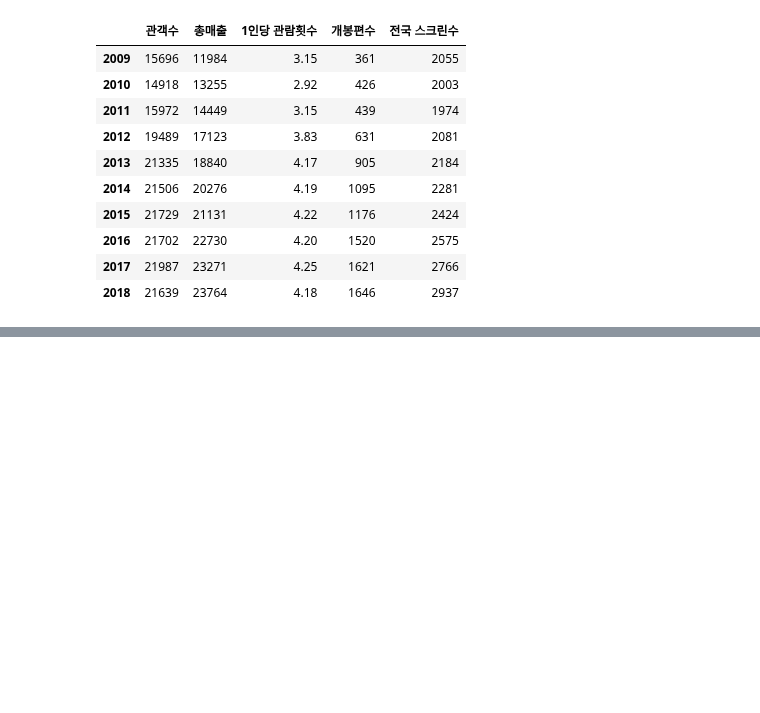
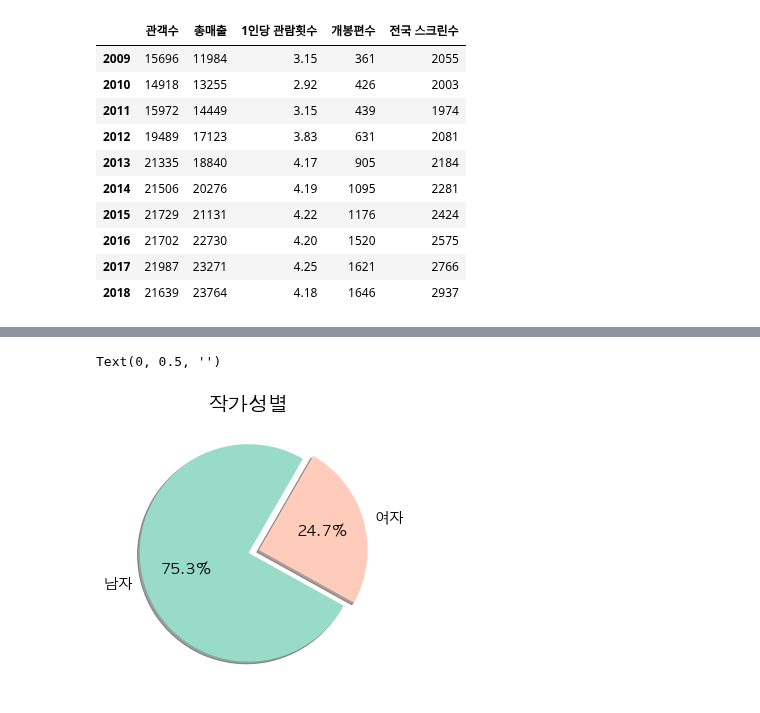
Before and after one commit to kim4pb/Female-led-Korean-Films, a Jupyter notebook: 03.ButterKnife/Plotting charts.ipynb, the cells around one changed output, grey strips where cells are left out. Drawn from its saved outputs; the diff is of its cells as text; code cells hidden in the pictures; blank space fills up the shorter version.

```diff
--- a/03.ButterKnife/Plotting charts.ipynb
+++ b/03.ButterKnife/Plotting charts.ipynb
@@ -83,0 +140,5 @@ finaldf.head()
+# %%
+columns = ['대표국적', '국적', '장르', '등급', '영화형태', '영화구분','제작사',
+       '배급사', '상영횟수', '전국스크린수', '전국매출액', '전국관객수', '서울매출액', '서울관객수', '배우', '주연배우', '배역명',
+       '배우코드', '배우성별', '배우_대표역할', '배우필모','대표감독', '감독코드', '감독성별', '감독_대표역할', '감독필모' ]
+finalwriter=finaldf.drop(columns, 1)
@@ -83,0 +179,15 @@ finaldf.head()
+# %%
+labels=['남자', '여자']
+finalwriter['작가성별'].value_counts().plot.pie(labels = labels
+                    ,colors= ['#98DBC6', '#FFCCBB']
+                    ,startangle = 60
+                    ,shadow = True
+                    ,autopct = '%1.1f%%'
+                    ,explode = (0,0.1)
+                    ,figsize=(5, 5)
+                    ,fontsize = 15)
+plt.title('작가성별', fontsize=20)
+pylab.ylabel('')
+# %% [output]
+Text(0, 0.5, '')
+[figure, added]
```
Also changed, not shown: parts of 13 cells of this notebook.
